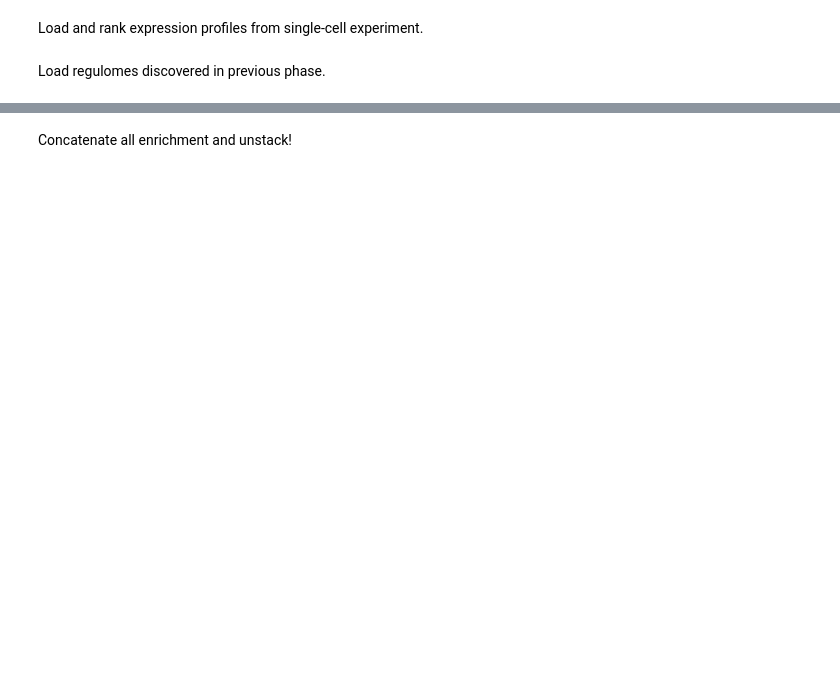
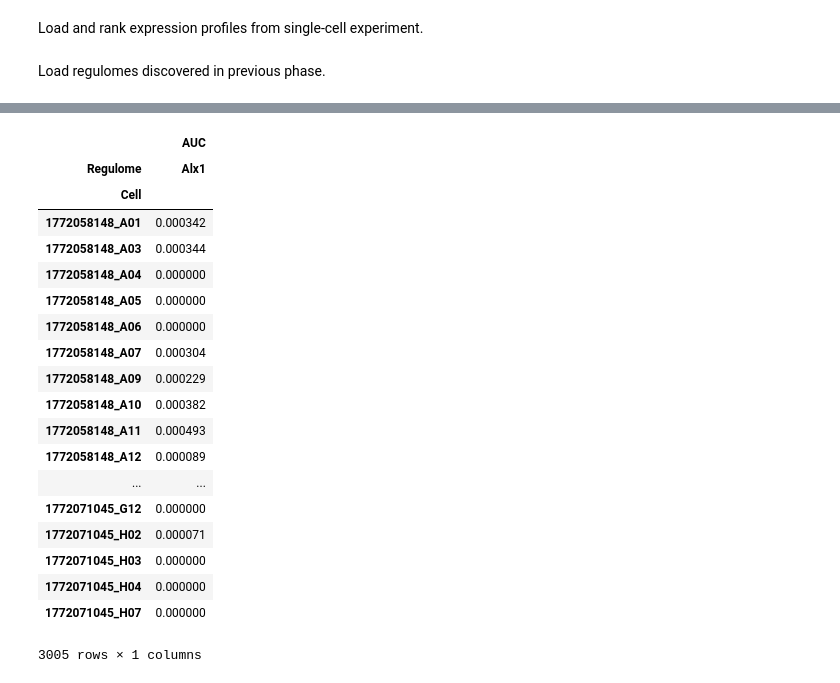
Before and after one commit to aertslab/pySCENIC, a Jupyter notebook: notebooks/pySCENIC - Phase III - Enrichment of regulomes at cellular resolution.ipynb, the cells around one changed output, grey strips where cells are left out. Drawn from its saved outputs; the diff is of its cells as text; code cells hidden in the pictures; blank space fills up the shorter version.

```diff
--- a/notebooks/pySCENIC - Phase III - Enrichment of regulomes at cellular resolution.ipynb
+++ b/notebooks/pySCENIC - Phase III - Enrichment of regulomes at cellular resolution.ipynb
@@ -21,3 +20,5 @@ rnk_mtx = ex_mtx.rank(axis=0, ascending=False, method='first').astype('int64')
+# %%
+rnk_mtx = create_rankings(ex_mtx)
 # %% [markdown]
 Load regulomes discovered in previous phase.
 # %%
@@ -32,25 +30,0 @@ Calculate enrichment as AUC (NES is not valid because AUC are not normally distr
-# %%
-def enrichment(rnk_mtx, regulome, rank_threshold: int = 5000, auc_threshold: float = 0.05) -> pd.DataFrame:
-    # Best to only select subset of regulome based on same database and regulome definition.
-
-    # Load rank of genes from database.
-    total_genes = len(rnk_mtx.index)
-    rank_cutoff = int(round(auc_threshold * total_genes))
-    df = rnk_mtx[rnk_mtx.index.isin(regulome.genes)]
-    features, genes, rankings = df.columns.values, df.index.values, df.T.values
-    weights = np.asarray([regulome[gene] for gene in genes] + [0.0])
-
-    # Calculate recovery curves.
-    def calc_rcc(ranking, weights, total_genes, rank_threshold):
-        curranking = np.append(ranking, total_genes)
-        return np.cumsum(np.bincount(curranking, weights=weights)[:rank_threshold])
-    # Apply along axis does not improve performance, only more readable code.
-    rccs = np.apply_along_axis(calc_rcc, 1, rankings, weights, total_genes, rank_threshold)
-
-    # Calculate AUC and NES.
-    maxauc = float(rank_cutoff * total_genes)
-    aucs = rccs[:, :rank_cutoff].sum(axis=1) / maxauc
-
-    return pd.DataFrame(index=pd.Index(features, name="Cell"), data={
-        "AUC": aucs,
-        "Regulome": regulome.transcription_factor})
@@ -82,2 +31,30 @@ df.set_index(['Regulome'], append=True).unstack("Regulome")
-# %% [markdown]
-Concatenate all enrichment and unstack!
+# %%
+context2regulomes = defaultdict(set)
+for regulome in regulomes:
+    context2regulomes[regulome.context].add(regulome)
+# %%
+context = ('mm9-500bp-upstream-7species', 'target weight >= 0.00')
+df = pd.concat([enrichment(rnk_mtx, regulome) for regulome in context2regulomes[context]]).unstack("Regulome")
+# %%
+df
+# %% [output]
+|  | AUC |
+| Regulome | Alx1 |
+| Cell |  |
+| 1772058148_A01 | 0.000342 |
+| 1772058148_A03 | 0.000344 |
+| 1772058148_A04 | 0.000000 |
+| 1772058148_A05 | 0.000000 |
+| 1772058148_A06 | 0.000000 |
+| 1772058148_A07 | 0.000304 |
+| 1772058148_A09 | 0.000229 |
+| 1772058148_A10 | 0.000382 |
+| 1772058148_A11 | 0.000493 |
+| 1772058148_A12 | 0.000089 |
+| ... | ... |
+| 1772071045_G12 | 0.000000 |
+| 1772071045_H02 | 0.000071 |
+| 1772071045_H03 | 0.000000 |
+| 1772071045_H04 | 0.000000 |
+| 1772071045_H07 | 0.000000 |
+3005 rows × 1 columns
```
Also changed, not shown: parts of 9 cells of this notebook, 17 other files.
